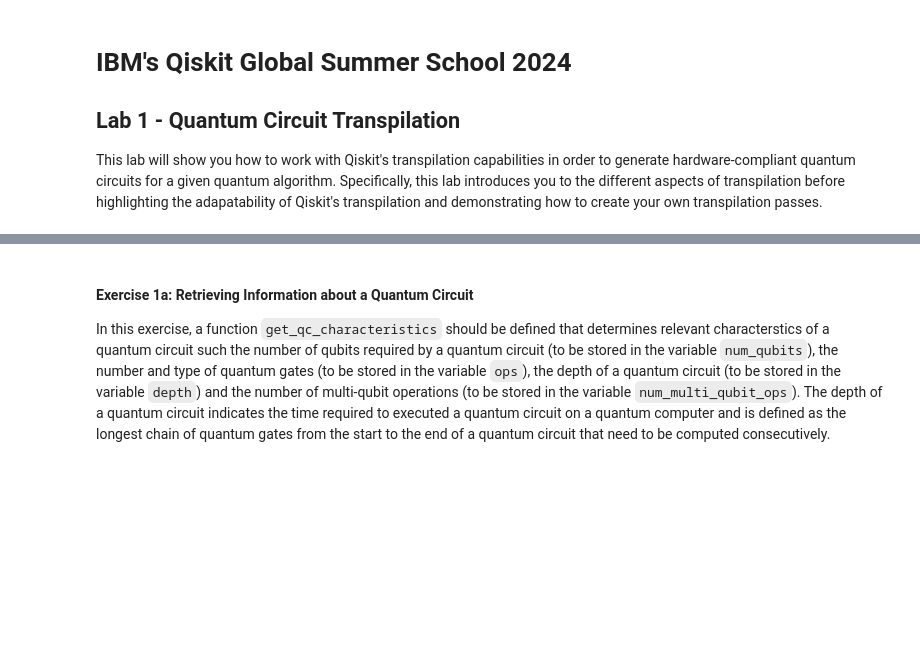
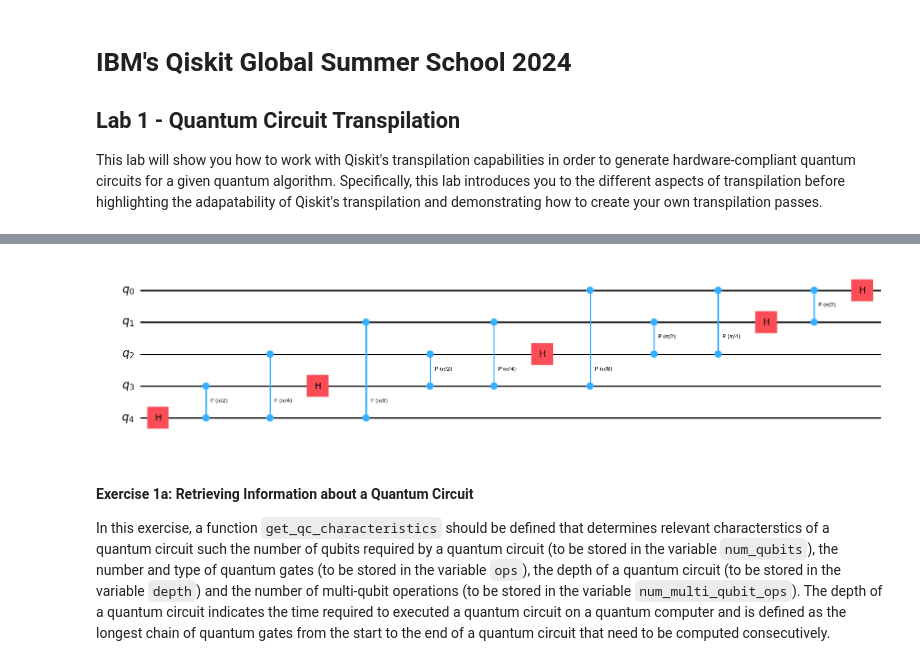
Before and after one commit to CapriciousSun/Quantum-Computing, a Jupyter notebook: Code/Qiskit Summer School/lab1.ipynb, the cells around one changed output, grey strips where cells are left out. Drawn from its saved outputs; the diff is of its cells as text; code cells hidden in the pictures; blank space fills up the shorter version.

Commit message:
Update with comments and images

```diff
--- a/Code/Qiskit Summer School/lab1.ipynb
+++ b/Code/Qiskit Summer School/lab1.ipynb
@@ -107,9 +89,9 @@ Let us now generate an abstract quantum Fouriert transformation (QFT) circuit th
 The quantum Fourier transformation is relevant in quantum computation as it yields exponential runtime speedups compared to the classical discrete Fourier transformation and is also included in Shor's algorithm for polynomial-time integer factorization.
 # %%
 # get an abstract quantum circuit from Qiskit's library of circuits
-num_qubits = 10
-qc = QFT(num_qubits, do_swaps=False)
-qc.draw()
+num_qubits = 5
+qc = QFT(num_qubits, do_swaps=False) # I have no idea what a QTF is, but that doesn't matter for now
+qc.draw() # The way that is looks like this is because it's the default QTF state
 # %% [output]
      ┌──────┐
 q_0: ┤0     ├
@@ -131,2 +114,20 @@ q_9: ┤9     ├
+# %%
+from qiskit import QuantumRegister
+import numpy as np
+
+test_qubits = 5
+qregs = [QuantumRegister(test_qubits, name='q')]
+circuit = QuantumCircuit(*qregs, name='q')
+
+for j in reversed(range(test_qubits)): # This for loop is for decomposing a larger wave to all these individual test qubits
+  circuit.h(j)                         # The more test qubits there are, the higher fidelity
+  num_entanglements = max(0, j - max(0, 1- (num_qubits - j - 1)))
+  for k in reversed(range(j - num_entanglements, j)):
+    lam = np.pi * (2.0 ** (k - j))
+    circuit.cp(lam, j, k)
+
+circuit.draw('mpl', fold=-1)
+# %% [output]
+[figure, added]
 # %% [markdown]
 #### Exercise 1a: Retrieving Information about a Quantum Circuit
```
Also changed, not shown: parts of 43 cells of this notebook, 8 other files.
